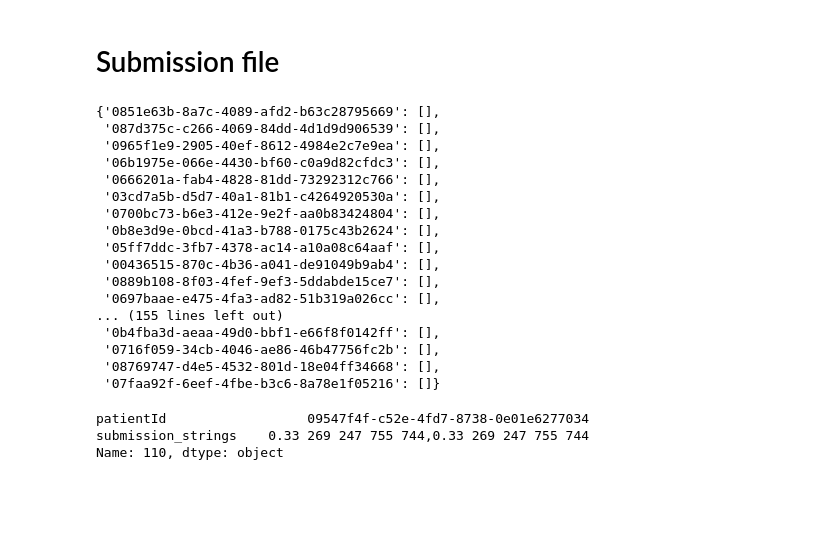
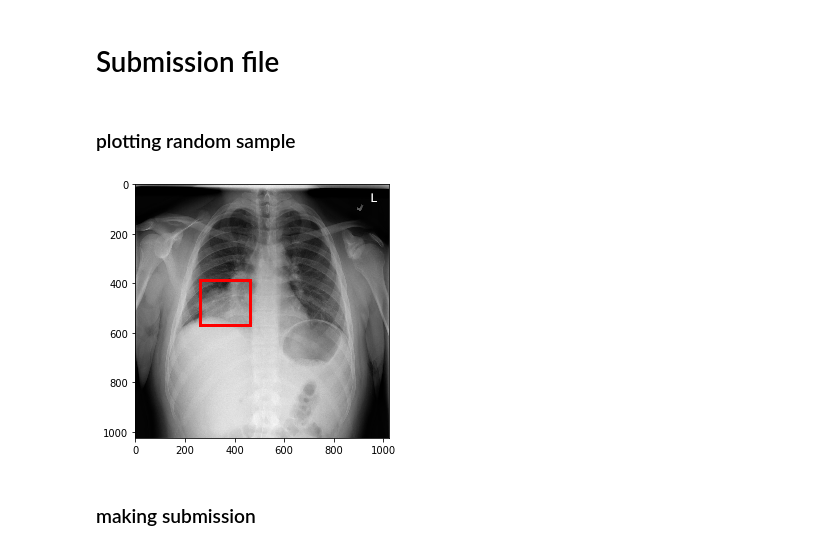
Before and after one commit to MiHess/kaggle-rsna, a Jupyter notebook: notebooks/make_submission_file.ipynb, the cells around one changed output. Drawn from its saved outputs; the diff is of its cells as text; code cells hidden in the pictures; blank space fills up the shorter version.

Commit message:
working submission file generator with sample view

```diff
--- a/notebooks/make_submission_file.ipynb
+++ b/notebooks/make_submission_file.ipynb
@@ -38,9 +38,11 @@ pred_path = "../ml/v1/pred"
+# %%
+tfrec_path = "../ml/v2/pred/pred.tfrec"
 # %% [markdown]
 # Submission file
 # %%
 label_map = {0: 'other', 1: 'high_density'}
 # %%
-def _load_from_tfrec(tfrec_path, label_map, score_threshold=0.2):
+def _load_from_tfrec(tfrec_path, label_map, score_threshold=0.5):
 
     detections = {}
 
@@ -50,7 +52,8 @@ def _load_from_tfrec(tfrec_path, label_map, score_threshold=0.2):
         example.ParseFromString(string_record)
 
         patientId = example.features.feature["image/filename"].bytes_list.value[0].decode("utf-8")
-        patientId = os.path.basename(patientId).split(".dcm")[0]
+        filename = patientId
+        patientId = os.path.basename(patientId).split(".jpg")[0]
 
         height = example.features.feature["image/height"].int64_list.value[0]
         width = example.features.feature["image/width"].int64_list.value[0]
@@ -86,26 +89,29 @@ def _load_from_tfrec(tfrec_path, label_map, score_threshold=0.2):
     return detections
 # %%
 detections = _load_from_tfrec(tfrec_path=tfrec_path, label_map=label_map)
-# %%
-detections
-# %% [output]
-{'0851e63b-8a7c-4089-afd2-b63c28795669': [],
- '087d375c-c266-4069-84dd-4d1d9d906539': [],
- '0965f1e9-2905-40ef-8612-4984e2c7e9ea': [],
- '06b1975e-066e-4430-bf60-c0a9d82cfdc3': [],
- '0666201a-fab4-4828-81dd-73292312c766': [],
- '03cd7a5b-d5d7-40a1-81b1-c4264920530a': [],
- '0700bc73-b6e3-412e-9e2f-aa0b83424804': [],
- '0b8e3d9e-0bcd-41a3-b788-0175c43b2624': [],
- '05ff7ddc-3fb7-4378-ac14-a10a08c64aaf': [],
- '00436515-870c-4b36-a041-de91049b9ab4': [],
- '0889b108-8f03-4fef-9ef3-5ddabde15ce7': [],
- '0697baae-e475-4fa3-ad82-51b319a026cc': [],
-... (155 lines left out)
- '0b4fba3d-aeaa-49d0-bbf1-e66f8f0142ff': [],
- '0716f059-34cb-4046-ae86-46b47756fc2b': [],
- '08769747-d4e5-4532-801d-18e04ff34668': [],
- '07faa92f-6eef-4fbe-b3c6-8a78e1f05216': []}
+# %% [markdown]
+### plotting random sample
+# %%
+source_id, boxes = random.sample(detections.items(), 1)[0]
+source_id
+image = PIL.Image.open(os.path.join("/mirco-kaggle/rsna/stage_1_test_images_jpg/", source_id + ".jpg"))
+boxes
+
+plt.figure(figsize=(10, 10))
+plt.subplot(1, 2, 1)
+plt.imshow(image, cmap='gray')
+
+for box in boxes:
+    if not box['score'] > 0.2:
+        continue
+    rect = plt.Rectangle(
+        (box['xmin'], box['ymin']), box['xmax'] - box['xmin'], box['ymax'] - box['ymin'],
+        fill=None, edgecolor="red", linewidth=3)
+    plt.gca().add_patch(rect)
+# %% [output]
+[figure, added]
+# %% [markdown]
+### making submission
 # %%
 def make_submission_string(b):
     bbox = utils._bbox_convert_to_min_size(**b)
@@ -123,6 +128,0 @@ dd = pd.DataFrame(d)
-# %%
-dd.loc[110]
-# %% [output]
-patientId                  09547f4f-c52e-4fd7-8738-0e01e6277034
-submission_strings    0.33 269 247 755 744,0.33 269 247 755 744
-Name: 110, dtype: object
```
Also changed, not shown: parts of 17 cells of this notebook.
